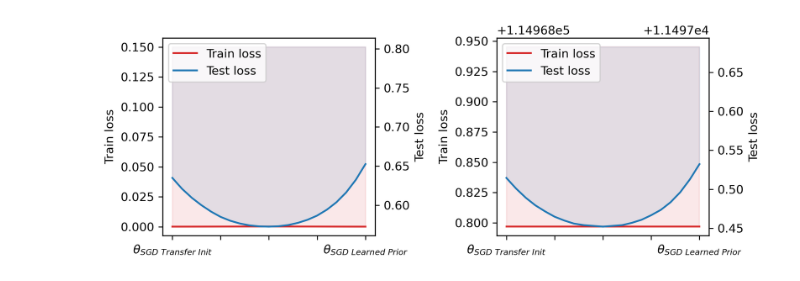
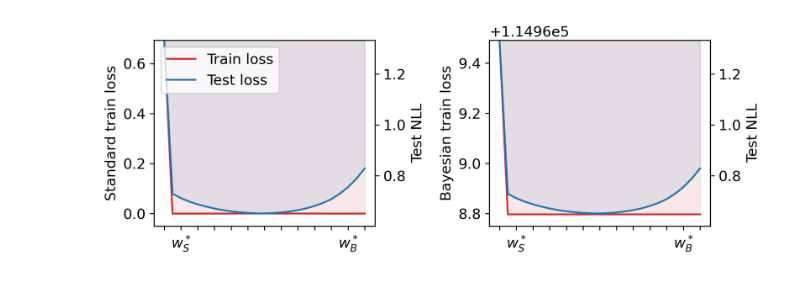
Before and after one commit to tufts-ml/bdl-transfer-learning, a Jupyter notebook: notebooks/interpolation.ipynb, the cells around one changed output. Saved outputs shown, nothing was run; the diff lists cells and outputs as text; code cells hidden in the pictures.

```diff
--- a/notebooks/interpolation.ipynb
+++ b/notebooks/interpolation.ipynb
@@ -7,6 +7,9 @@ import pandas as pd
 import torch
 import torchvision
 import matplotlib.pyplot as plt
+from matplotlib.ticker import FormatStrFormatter
+from matplotlib.ticker import ScalarFormatter
+plt.rcParams.update({'font.size': 12})
 # %%
 import sys
 sys.path.append('../src/')
@@ -26,32 +22,42 @@ learned_test_losses = torch.load('./learned_test_interpolation_random_state={}.p
 # %%
+random_state = 1001
+nonlearned_train_losses = torch.load('./nonlearned_train_interpolation_random_state={}.pth'.format(random_state))
+nonlearned_test_losses = torch.load('./nonlearned_test_interpolation_random_state={}.pth'.format(random_state))
+learned_train_losses = torch.load('./learned_train_interpolation_random_state={}.pth'.format(random_state))
+learned_test_losses = torch.load('./learned_test_interpolation_random_state={}.pth'.format(random_state))
+
 ncols, nrows = 2, 1
 fig, ax = plt.subplots(ncols=ncols, nrows=nrows, figsize=(4*ncols, 3*nrows), dpi=300)
 
 ax[0].plot(range(len(nonlearned_train_losses)), nonlearned_train_losses, color='#d62728', label='Train loss')
-ax[0].fill_between(range(len(nonlearned_train_losses)), nonlearned_train_losses, torch.max(nonlearned_train_losses)+0.15, color='#d62728', alpha=0.1)
+ax[0].fill_between(range(len(nonlearned_train_losses)), nonlearned_train_losses, torch.max(nonlearned_train_losses), color='#d62728', alpha=0.1)
 twin_ax0 = ax[0].twinx()
 twin_ax0.plot(range(len(nonlearned_test_losses)), nonlearned_test_losses, color='#1f77b4', label='Test loss')
-twin_ax0.fill_between(range(len(nonlearned_test_losses)), nonlearned_test_losses, torch.max(nonlearned_test_losses)+0.15, color='#1f77b4', alpha=0.1)
+twin_ax0.fill_between(range(len(nonlearned_test_losses)), nonlearned_test_losses, torch.max(nonlearned_test_losses), color='#1f77b4', alpha=0.1)
+twin_ax0.set_ylim([min(nonlearned_test_losses)-0.05, min(max(nonlearned_test_losses), min(nonlearned_test_losses)+1)])
 
 ax[1].plot(range(len(learned_train_losses)), learned_train_losses, color='#d62728')
-ax[1].fill_between(range(len(learned_train_losses)), learned_train_losses, torch.max(learned_train_losses)+0.15, color='#d62728', alpha=0.1)
+ax[1].fill_between(range(len(learned_train_losses)), learned_train_losses, torch.max(learned_train_losses), color='#d62728', alpha=0.1)
 twin_ax1 = ax[1].twinx()
 twin_ax1.plot(range(len(learned_test_losses)), learned_test_losses, color='#1f77b4')
-twin_ax1.fill_between(range(len(learned_test_losses)), learned_test_losses, torch.max(learned_test_losses)+0.15, color='#1f77b4', alpha=0.1)
+twin_ax1.fill_between(range(len(learned_test_losses)), learned_test_losses, torch.max(learned_test_losses), color='#1f77b4', alpha=0.1)
+twin_ax1.set_ylim([min(learned_test_losses)-0.05, min(max(learned_test_losses), min(learned_test_losses)+1)])
 
+ax[0].set_xticks(np.linspace(0, 24, num=13))
+ax[0].set_xticklabels(['', r'$w_{S}^*$', '', '', '', '', '', '', '', '', '', r'$w_{B}^*$', ''])
+ax[0].set_ylim([min(nonlearned_train_losses)-0.05, min(max(nonlearned_train_losses), min(nonlearned_train_losses)+1)])
+ax[0].set_ylabel('Standard train loss')
+twin_ax0.set_ylabel('Test NLL')
 
-ax[0].set_xticklabels(['', r'$\theta_{SGD\ Transfer\ Init}$', '', '', '', r'$\theta_{SGD\ Learned\ Prior}$', ''])
-ax[0].set_ylabel('Train loss')
-twin_ax0.set_ylabel('Test loss')
-ax[1].set_xticklabels(['', r'$\theta_{SGD\ Transfer\ Init}$', '', '', '', r'$\theta_{SGD\ Learned\ Prior}$', ''])
-ax[1].set_ylabel('Train loss')
-twin_ax1.set_ylabel('Test loss')
+ax[1].set_xticks(np.linspace(0, 24, num=13))
+ax[1].set_xticklabels(['', r'$w_{S}^*$', '', '', '', '', '', '', '', '', '', r'$w_{B}^*$', ''])
+ax[1].set_ylim([min(learned_train_losses)-0.05, min(max(learned_train_losses), min(learned_train_losses)+1)])
+ax[1].set_ylabel('Bayesian train loss')
+twin_ax1.set_ylabel('Test NLL')
 
-#ax[0].grid()
-#ax[1].grid()
 fig.legend(loc='upper left', bbox_to_anchor=(0,1), bbox_transform=ax[0].transAxes)
-fig.legend(loc='upper left', bbox_to_anchor=(0,1), bbox_transform=ax[1].transAxes)
 fig.tight_layout()
+plt.savefig('interpolation_random_state={}.pdf'.format(random_state))
 plt.show()
 # %% [output]
-[figure, old version]
+[figure, new version]
```
Also changed, not shown: parts of 4 cells of this notebook, 28 other files.
